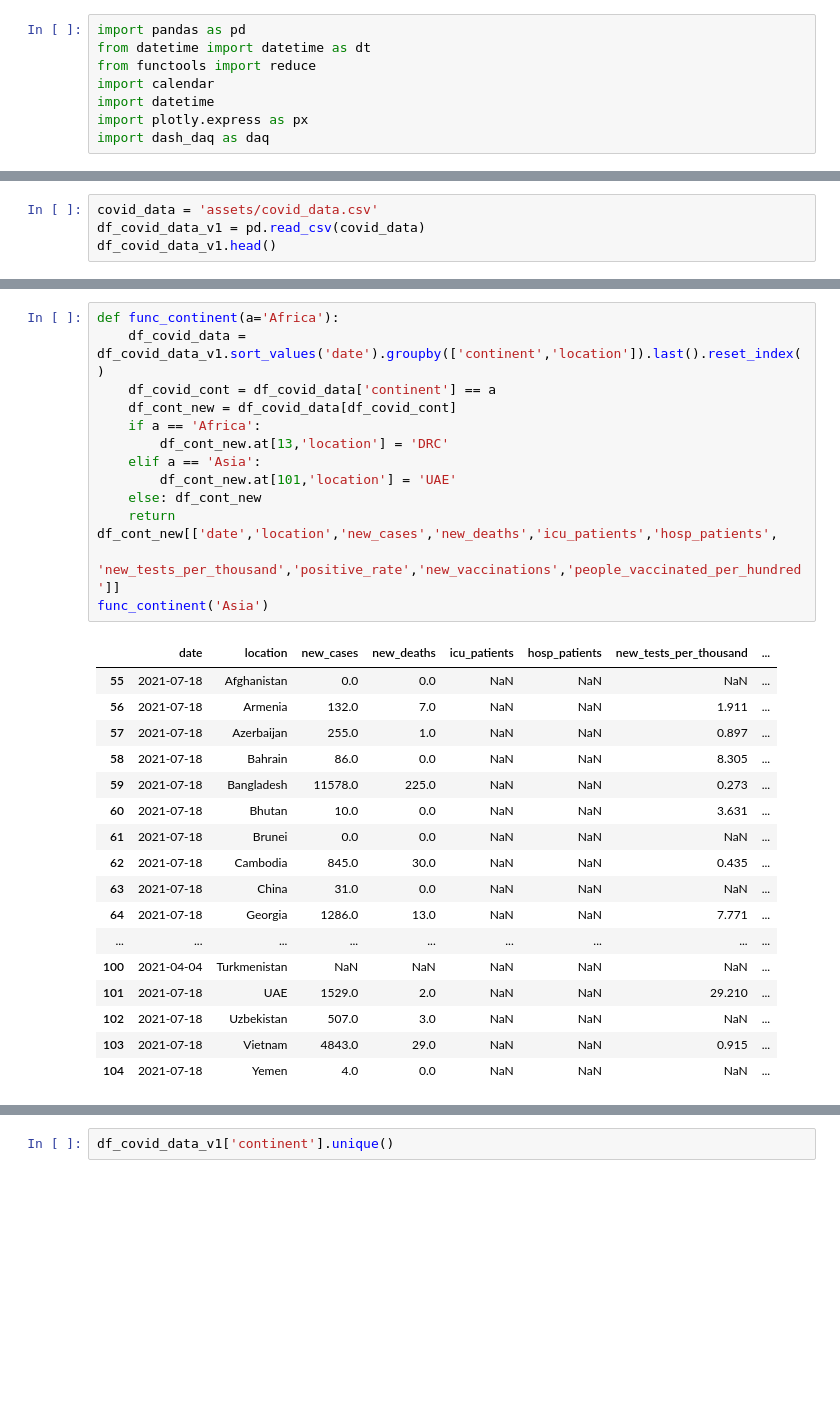
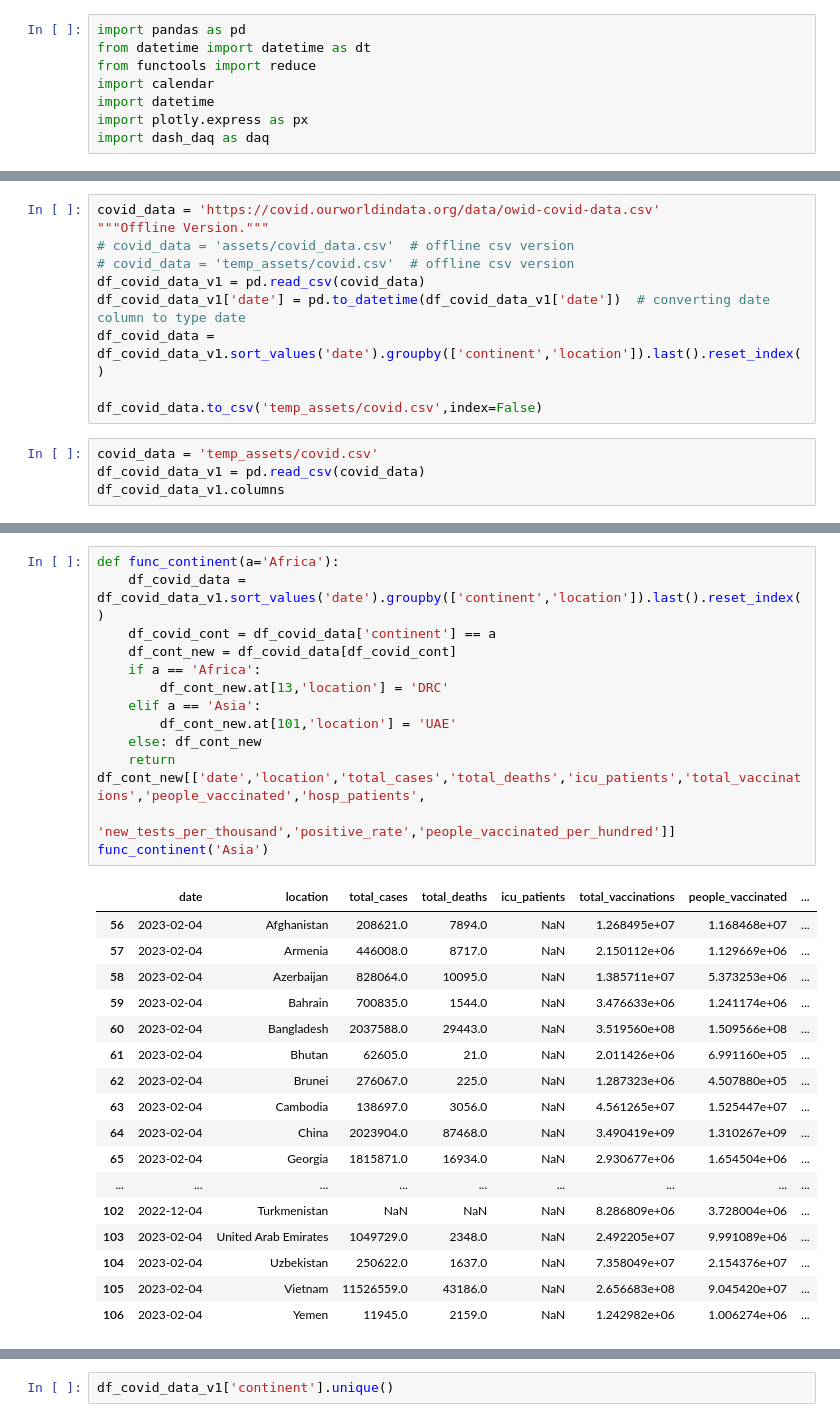
Before and after one commit to gyleodhis/rabetafrica, a Jupyter notebook: dev_book.ipynb, the cells around one changed output, grey strips where cells are left out. Saved outputs shown, nothing was run; the diff lists cells and outputs as text; blank space fills up the shorter version.

Commit message:
Ended covid daily update

```diff
--- a/dev_book.ipynb
+++ b/dev_book.ipynb
@@ -9,5 +11,15 @@ import dash_daq as daq
+# %%
+covid_data = 'https://covid.ourworldindata.org/data/owid-covid-data.csv'
+"""Offline Version."""
+# covid_data = 'assets/covid_data.csv'  # offline csv version
+# covid_data = 'temp_assets/covid.csv'  # offline csv version
+df_covid_data_v1 = pd.read_csv(covid_data)
+df_covid_data_v1['date'] = pd.to_datetime(df_covid_data_v1['date'])  # converting date column to type date
+df_covid_data = df_covid_data_v1.sort_values('date').groupby(['continent','location']).last().reset_index()
+
+df_covid_data.to_csv('temp_assets/covid.csv',index=False)
 # %%
-covid_data = 'assets/covid_data.csv'
+covid_data = 'temp_assets/covid.csv'
 df_covid_data_v1 = pd.read_csv(covid_data)
-df_covid_data_v1.head()
+df_covid_data_v1.columns
 # %% [output]
@@ -21,34 +43,34 @@ df_covid_data_v1.head()
 # %%
 def func_continent(a='Africa'):
     df_covid_data = df_covid_data_v1.sort_values('date').groupby(['continent','location']).last().reset_index()
     df_covid_cont = df_covid_data['continent'] == a
     df_cont_new = df_covid_data[df_covid_cont]
     if a == 'Africa':
         df_cont_new.at[13,'location'] = 'DRC'
     elif a == 'Asia':
         df_cont_new.at[101,'location'] = 'UAE'
     else: df_cont_new
-    return  df_cont_new[['date','location','new_cases','new_deaths','icu_patients','hosp_patients',
-                          'new_tests_per_thousand','positive_rate','new_vaccinations','people_vaccinated_per_hundred']]
+    return  df_cont_new[['date','location','total_cases','total_deaths','icu_patients','total_vaccinations','people_vaccinated','hosp_patients',
+                          'new_tests_per_thousand','positive_rate','people_vaccinated_per_hundred']]
 func_continent('Asia')
 # %% [output]
-|  | date | location | new_cases | new_deaths | icu_patients | hosp_patients | new_tests_per_thousand | ... |
-| 55 | 2021-07-18 | Afghanistan | 0.0 | 0.0 | NaN | NaN | NaN | ... |
-| 56 | 2021-07-18 | Armenia | 132.0 | 7.0 | NaN | NaN | 1.911 | ... |
-| 57 | 2021-07-18 | Azerbaijan | 255.0 | 1.0 | NaN | NaN | 0.897 | ... |
-| 58 | 2021-07-18 | Bahrain | 86.0 | 0.0 | NaN | NaN | 8.305 | ... |
-| 59 | 2021-07-18 | Bangladesh | 11578.0 | 225.0 | NaN | NaN | 0.273 | ... |
-| 60 | 2021-07-18 | Bhutan | 10.0 | 0.0 | NaN | NaN | 3.631 | ... |
-| 61 | 2021-07-18 | Brunei | 0.0 | 0.0 | NaN | NaN | NaN | ... |
-| 62 | 2021-07-18 | Cambodia | 845.0 | 30.0 | NaN | NaN | 0.435 | ... |
-| 63 | 2021-07-18 | China | 31.0 | 0.0 | NaN | NaN | NaN | ... |
-| 64 | 2021-07-18 | Georgia | 1286.0 | 13.0 | NaN | NaN | 7.771 | ... |
+|  | date | location | total_cases | total_deaths | icu_patients | total_vaccinations | people_vaccinated | ... |
+| 56 | 2023-02-04 | Afghanistan | 208621.0 | 7894.0 | NaN | 1.268495e+07 | 1.168468e+07 | ... |
+| 57 | 2023-02-04 | Armenia | 446008.0 | 8717.0 | NaN | 2.150112e+06 | 1.129669e+06 | ... |
+| 58 | 2023-02-04 | Azerbaijan | 828064.0 | 10095.0 | NaN | 1.385711e+07 | 5.373253e+06 | ... |
+| 59 | 2023-02-04 | Bahrain | 700835.0 | 1544.0 | NaN | 3.476633e+06 | 1.241174e+06 | ... |
+| 60 | 2023-02-04 | Bangladesh | 2037588.0 | 29443.0 | NaN | 3.519560e+08 | 1.509566e+08 | ... |
+| 61 | 2023-02-04 | Bhutan | 62605.0 | 21.0 | NaN | 2.011426e+06 | 6.991160e+05 | ... |
+| 62 | 2023-02-04 | Brunei | 276067.0 | 225.0 | NaN | 1.287323e+06 | 4.507880e+05 | ... |
+| 63 | 2023-02-04 | Cambodia | 138697.0 | 3056.0 | NaN | 4.561265e+07 | 1.525447e+07 | ... |
+| 64 | 2023-02-04 | China | 2023904.0 | 87468.0 | NaN | 3.490419e+09 | 1.310267e+09 | ... |
+| 65 | 2023-02-04 | Georgia | 1815871.0 | 16934.0 | NaN | 2.930677e+06 | 1.654504e+06 | ... |
 | ... | ... | ... | ... | ... | ... | ... | ... | ... |
-| 100 | 2021-04-04 | Turkmenistan | NaN | NaN | NaN | NaN | NaN | ... |
-| 101 | 2021-07-18 | UAE | 1529.0 | 2.0 | NaN | NaN | 29.210 | ... |
-| 102 | 2021-07-18 | Uzbekistan | 507.0 | 3.0 | NaN | NaN | NaN | ... |
-| 103 | 2021-07-18 | Vietnam | 4843.0 | 29.0 | NaN | NaN | 0.915 | ... |
-| 104 | 2021-07-18 | Yemen | 4.0 | 0.0 | NaN | NaN | NaN | ... |
+| 102 | 2022-12-04 | Turkmenistan | NaN | NaN | NaN | 8.286809e+06 | 3.728004e+06 | ... |
+| 103 | 2023-02-04 | United Arab Emirates | 1049729.0 | 2348.0 | NaN | 2.492205e+07 | 9.991089e+06 | ... |
+| 104 | 2023-02-04 | Uzbekistan | 250622.0 | 1637.0 | NaN | 7.358049e+07 | 2.154376e+07 | ... |
+| 105 | 2023-02-04 | Vietnam | 11526559.0 | 43186.0 | NaN | 2.656683e+08 | 9.045420e+07 | ... |
+| 106 | 2023-02-04 | Yemen | 11945.0 | 2159.0 | NaN | 1.242982e+06 | 1.006274e+06 | ... |
 # %%
 def fig_funnel(a='Africa'):
     return px.funnel(func_continent(a).nlargest(10, 'positive_rate'), x='positive_rate', y='location',
```
Also changed, not shown: parts of 7 cells of this notebook, 8 other files.
